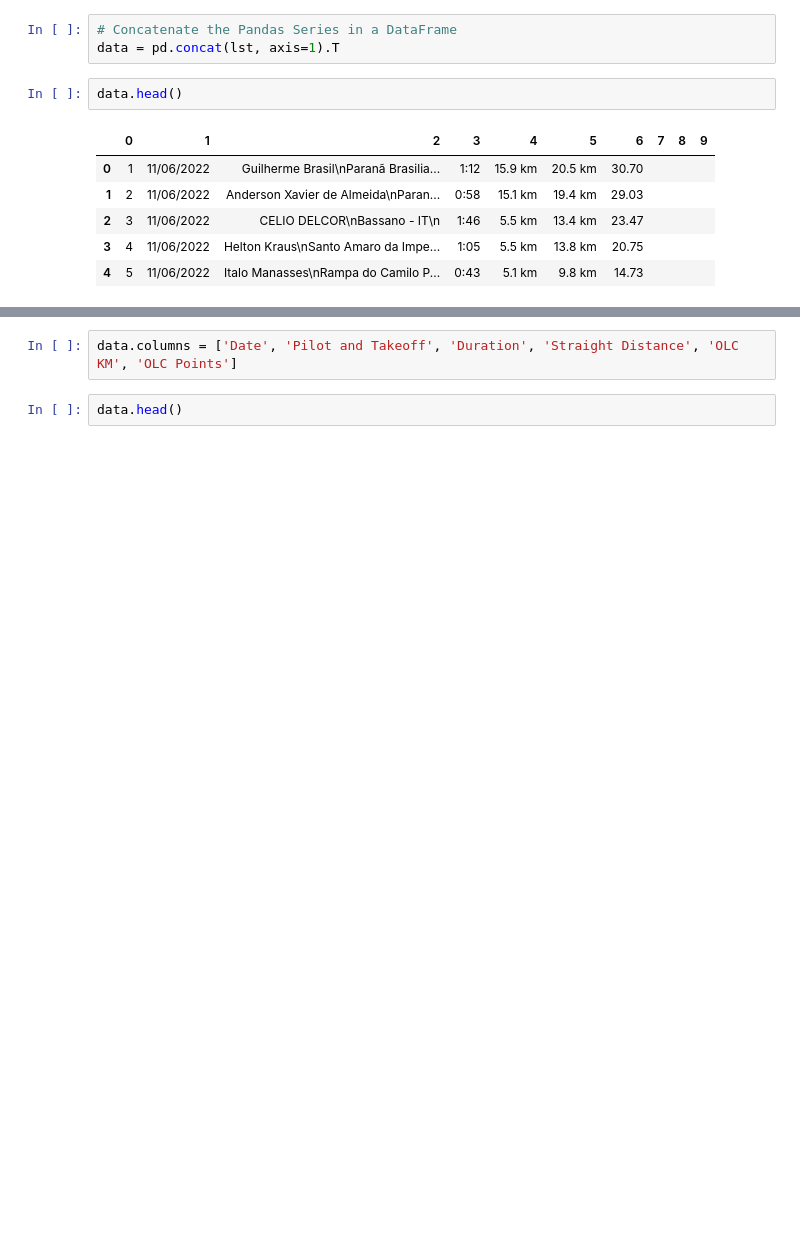
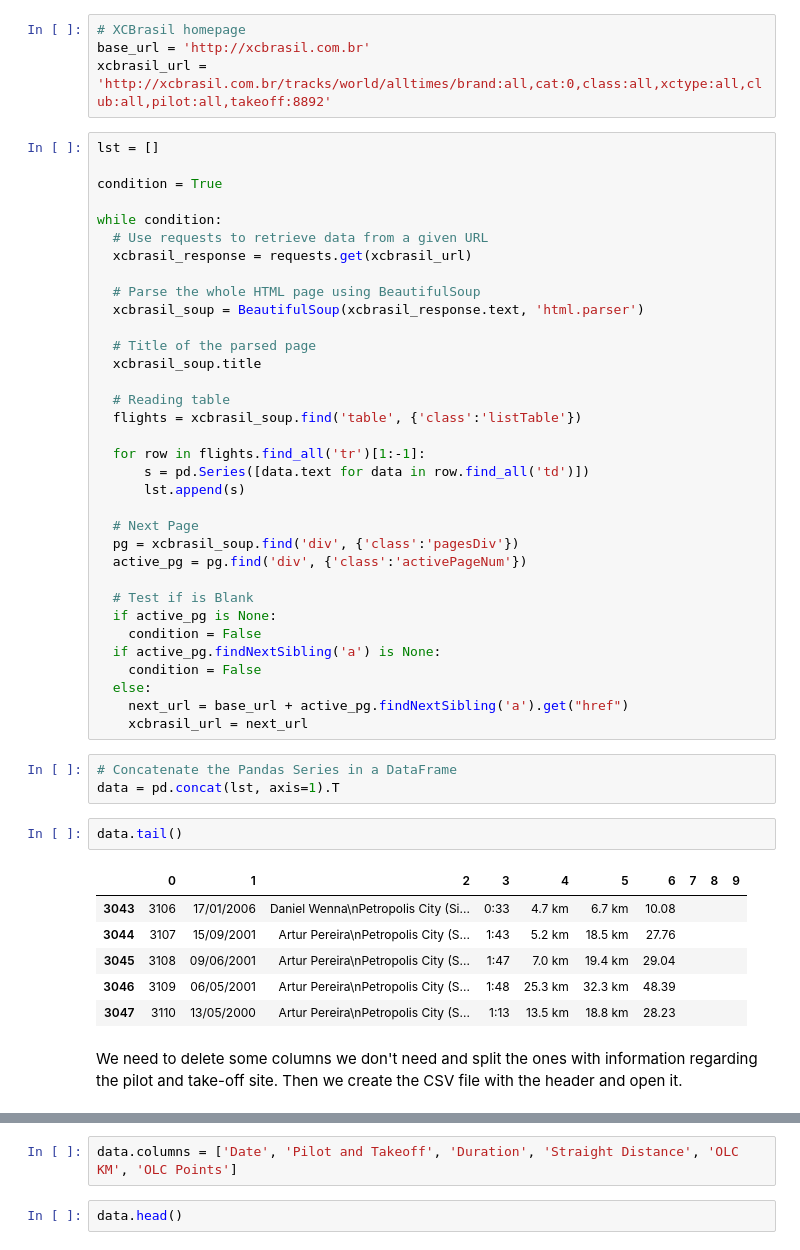
Before and after one commit to JesseDiGiacomo/WebScraping, a Jupyter notebook: XCBrasilWebScrap.ipynb, the cells around one changed output, grey strips where cells are left out. Saved outputs shown, nothing was run; the diff lists cells and outputs as text; blank space fills up the shorter version.

```diff
--- a/XCBrasilWebScrap.ipynb
+++ b/XCBrasilWebScrap.ipynb
@@ -40,15 +56,55 @@ for row in flights.find_all('tr')[1:-1]:
+# %%
+# XCBrasil homepage
+base_url = 'http://xcbrasil.com.br'
+xcbrasil_url = 'http://xcbrasil.com.br/tracks/world/alltimes/brand:all,cat:0,class:all,xctype:all,club:all,pilot:all,takeoff:8892'
+# %%
+lst = []
+
+condition = True
+
+while condition:
+  # Use requests to retrieve data from a given URL
+  xcbrasil_response = requests.get(xcbrasil_url)
+
+  # Parse the whole HTML page using BeautifulSoup
+  xcbrasil_soup = BeautifulSoup(xcbrasil_response.text, 'html.parser')
+
+  # Title of the parsed page
+  xcbrasil_soup.title
+
+  # Reading table
+  flights = xcbrasil_soup.find('table', {'class':'listTable'})
+
+  for row in flights.find_all('tr')[1:-1]:
+      s = pd.Series([data.text for data in row.find_all('td')])
+      lst.append(s)
+
+  # Next Page
+  pg = xcbrasil_soup.find('div', {'class':'pagesDiv'})
+  active_pg = pg.find('div', {'class':'activePageNum'})
+
+  # Test if is Blank
+  if active_pg is None:
+    condition = False
+  if active_pg.findNextSibling('a') is None:
+    condition = False
+  else:
+    next_url = base_url + active_pg.findNextSibling('a').get("href")
+    xcbrasil_url = next_url
 # %%
 # Concatenate the Pandas Series in a DataFrame
 data = pd.concat(lst, axis=1).T
 # %%
-data.head()
+data.tail()
 # %% [output]
 |  | 0 | 1 | 2 | 3 | 4 | 5 | 6 | 7 | 8 | 9 |
-| 0 | 1 | 11/06/2022 | Guilherme Brasil\nParanã Brasilia... | 1:12 | 15.9 km | 20.5 km | 30.70 |  |  |  |
-| 1 | 2 | 11/06/2022 | Anderson Xavier de Almeida\nParan... | 0:58 | 15.1 km | 19.4 km | 29.03 |  |  |  |
-| 2 | 3 | 11/06/2022 | CELIO DELCOR\nBassano - IT\n | 1:46 | 5.5 km | 13.4 km | 23.47 |  |  |  |
-| 3 | 4 | 11/06/2022 | Helton Kraus\nSanto Amaro da Impe... | 1:05 | 5.5 km | 13.8 km | 20.75 |  |  |  |
-| 4 | 5 | 11/06/2022 | Italo Manasses\nRampa do Camilo P... | 0:43 | 5.1 km | 9.8 km | 14.73 |  |  |  |
+| 3043 | 3106 | 17/01/2006 | Daniel Wenna\nPetropolis City (Si... | 0:33 | 4.7 km | 6.7 km | 10.08 |  |  |  |
+| 3044 | 3107 | 15/09/2001 | Artur Pereira\nPetropolis City (S... | 1:43 | 5.2 km | 18.5 km | 27.76 |  |  |  |
+| 3045 | 3108 | 09/06/2001 | Artur Pereira\nPetropolis City (S... | 1:47 | 7.0 km | 19.4 km | 29.04 |  |  |  |
+| 3046 | 3109 | 06/05/2001 | Artur Pereira\nPetropolis City (S... | 1:48 | 25.3 km | 32.3 km | 48.39 |  |  |  |
+| 3047 | 3110 | 13/05/2000 | Artur Pereira\nPetropolis City (S... | 1:13 | 13.5 km | 18.8 km | 28.23 |  |  |  |
+# %% [markdown]
+We need to delete some columns we don't need and split the ones with information regarding the pilot and take-off site. Then we create the CSV file with the header and open it.
 # %%
 data = data.drop(columns=[0,7,8,9])
 data.head()
```
Also changed, not shown: parts of 30 cells of this notebook.
